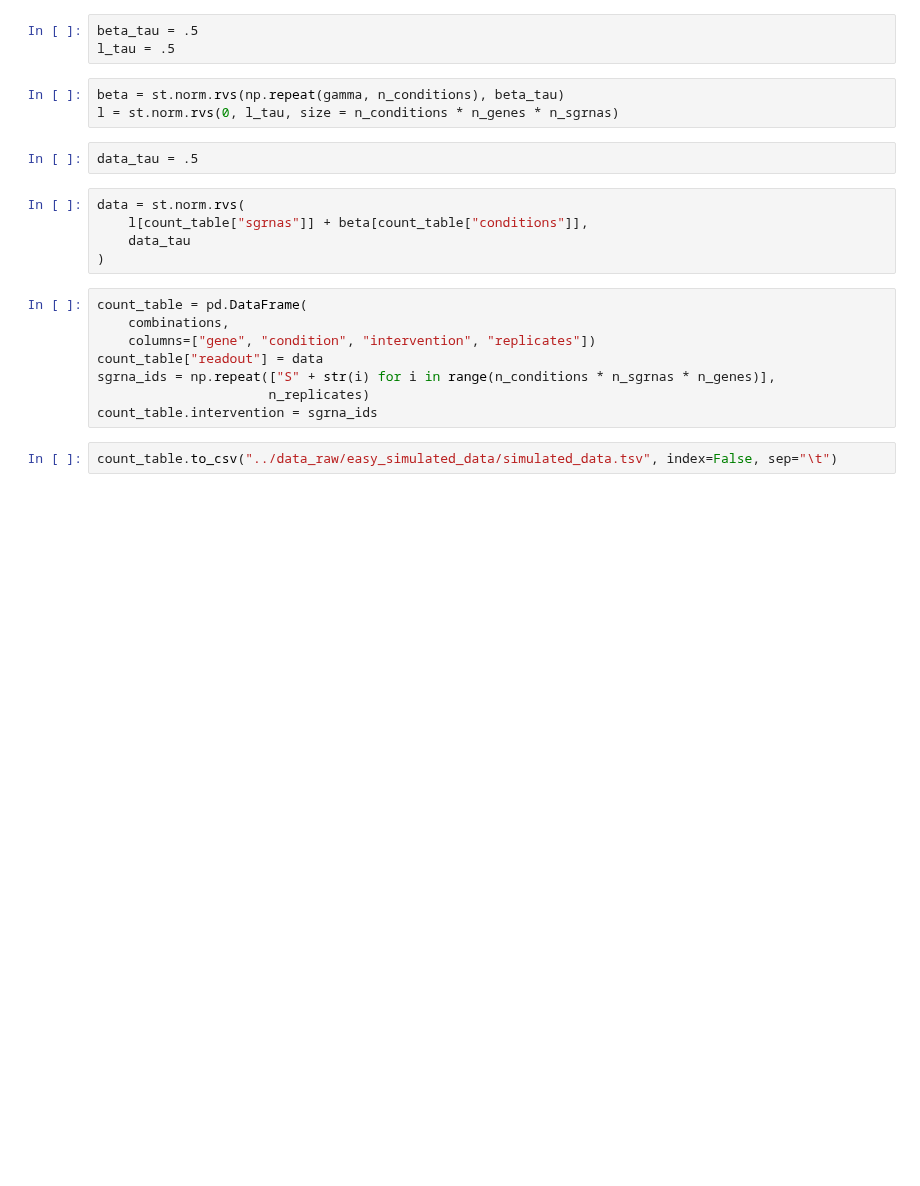
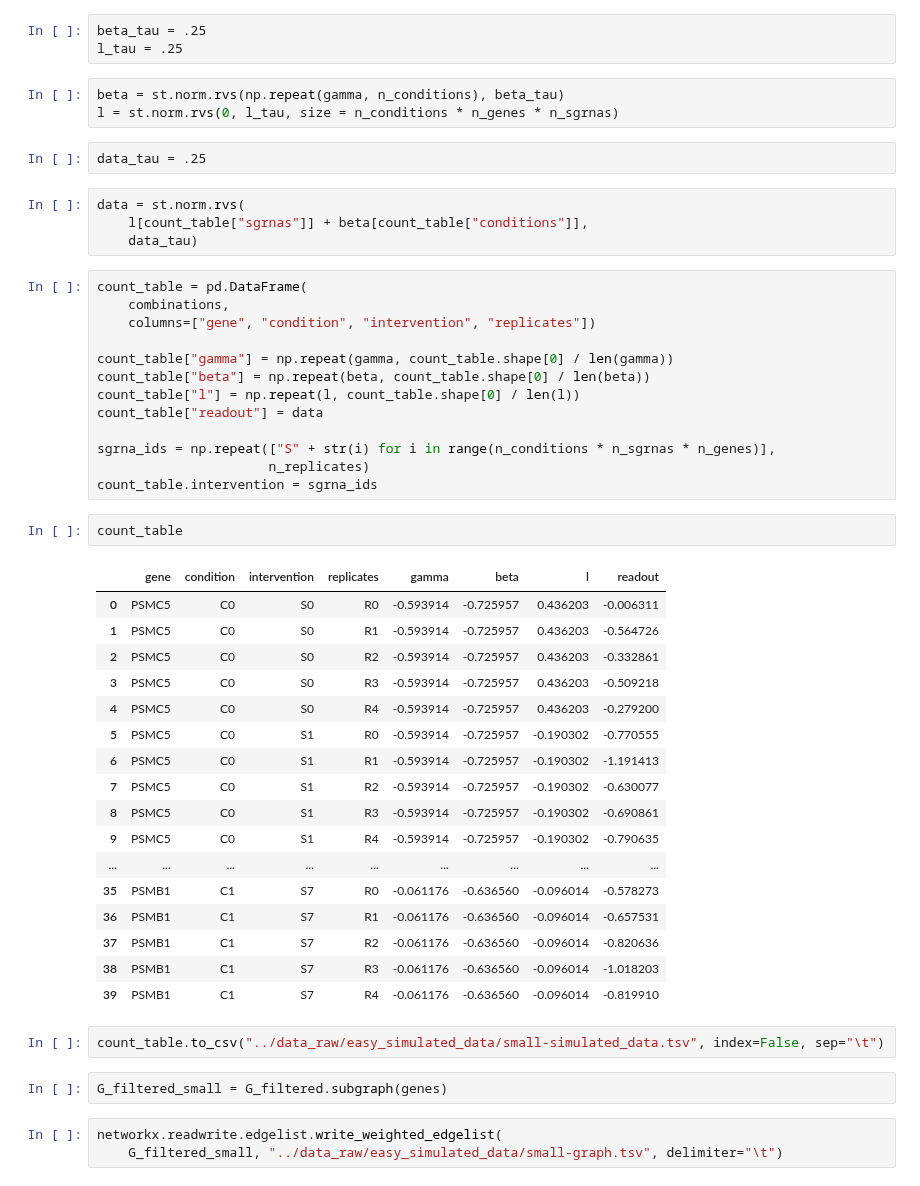
Before and after one commit to cbg-ethz/shm, a Jupyter notebook: analysis/05-create_artificial_data.ipynb, the cells around one changed output. Cells and saved outputs as stored; diff of their text form; blank space fills up the shorter version.

Commit message:
Add small data example

```diff
--- a/analysis/05-create_artificial_data.ipynb
+++ b/analysis/05-create_artificial_data.ipynb
@@ -121,27 +107,56 @@ le = preprocessing.LabelEncoder()
 for i in count_table.columns.values:
     count_table[i] = le.fit_transform(count_table[i])
 # %%
-beta_tau = .5
-l_tau = .5
+beta_tau = .25
+l_tau = .25
 # %%
 beta = st.norm.rvs(np.repeat(gamma, n_conditions), beta_tau)
 l = st.norm.rvs(0, l_tau, size = n_conditions * n_genes * n_sgrnas)
 # %%
-data_tau = .5
+data_tau = .25
 # %%
 data = st.norm.rvs(
     l[count_table["sgrnas"]] + beta[count_table["conditions"]],
-    data_tau
-)
+    data_tau)
 # %%
 count_table = pd.DataFrame(
     combinations,
     columns=["gene", "condition", "intervention", "replicates"])
+
+count_table["gamma"] = np.repeat(gamma, count_table.shape[0] / len(gamma))
+count_table["beta"] = np.repeat(beta, count_table.shape[0] / len(beta))
+count_table["l"] = np.repeat(l, count_table.shape[0] / len(l))
 count_table["readout"] = data
+
 sgrna_ids = np.repeat(["S" + str(i) for i in range(n_conditions * n_sgrnas * n_genes)],
                       n_replicates)
 count_table.intervention = sgrna_ids
+# %%
+count_table
+# %% [output]
+|  | gene | condition | intervention | replicates | gamma | beta | l | readout |
+| 0 | PSMC5 | C0 | S0 | R0 | -0.593914 | -0.725957 | 0.436203 | -0.006311 |
+| 1 | PSMC5 | C0 | S0 | R1 | -0.593914 | -0.725957 | 0.436203 | -0.564726 |
+| 2 | PSMC5 | C0 | S0 | R2 | -0.593914 | -0.725957 | 0.436203 | -0.332861 |
+| 3 | PSMC5 | C0 | S0 | R3 | -0.593914 | -0.725957 | 0.436203 | -0.509218 |
+| 4 | PSMC5 | C0 | S0 | R4 | -0.593914 | -0.725957 | 0.436203 | -0.279200 |
+| 5 | PSMC5 | C0 | S1 | R0 | -0.593914 | -0.725957 | -0.190302 | -0.770555 |
+| 6 | PSMC5 | C0 | S1 | R1 | -0.593914 | -0.725957 | -0.190302 | -1.191413 |
+| 7 | PSMC5 | C0 | S1 | R2 | -0.593914 | -0.725957 | -0.190302 | -0.630077 |
+| 8 | PSMC5 | C0 | S1 | R3 | -0.593914 | -0.725957 | -0.190302 | -0.690861 |
+| 9 | PSMC5 | C0 | S1 | R4 | -0.593914 | -0.725957 | -0.190302 | -0.790635 |
+| ... | ... | ... | ... | ... | ... | ... | ... | ... |
+| 35 | PSMB1 | C1 | S7 | R0 | -0.061176 | -0.636560 | -0.096014 | -0.578273 |
+| 36 | PSMB1 | C1 | S7 | R1 | -0.061176 | -0.636560 | -0.096014 | -0.657531 |
+| 37 | PSMB1 | C1 | S7 | R2 | -0.061176 | -0.636560 | -0.096014 | -0.820636 |
+| 38 | PSMB1 | C1 | S7 | R3 | -0.061176 | -0.636560 | -0.096014 | -1.018203 |
+| 39 | PSMB1 | C1 | S7 | R4 | -0.061176 | -0.636560 | -0.096014 | -0.819910 |
 # %%
-count_table.to_csv("../data_raw/easy_simulated_data/simulated_data.tsv", index=False, sep="\t")
+count_table.to_csv("../data_raw/easy_simulated_data/small-simulated_data.tsv", index=False, sep="\t")
+# %%
+G_filtered_small = G_filtered.subgraph(genes)
+# %%
+networkx.readwrite.edgelist.write_weighted_edgelist(
+    G_filtered_small, "../data_raw/easy_simulated_data/small-graph.tsv", delimiter="\t")
 # %%
 data = {
```
Also changed, not shown: parts of 14 cells of this notebook, 5 other files.
